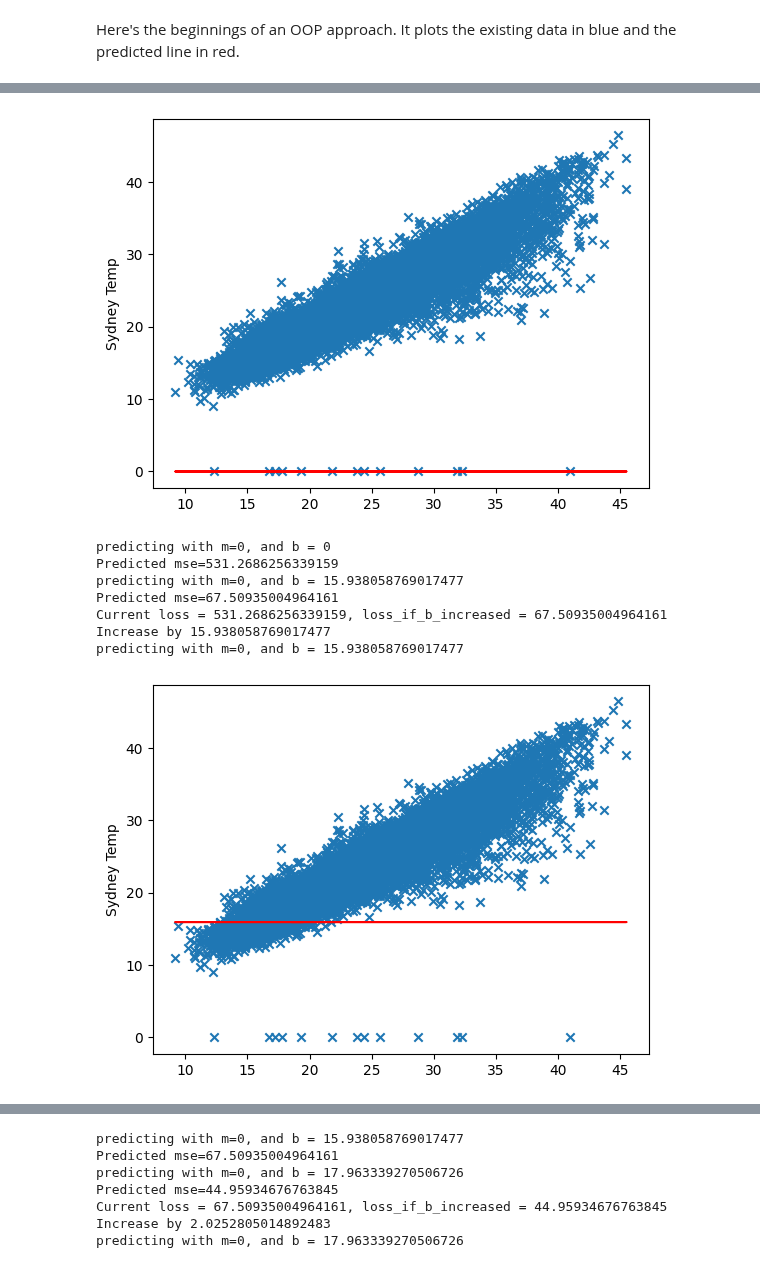
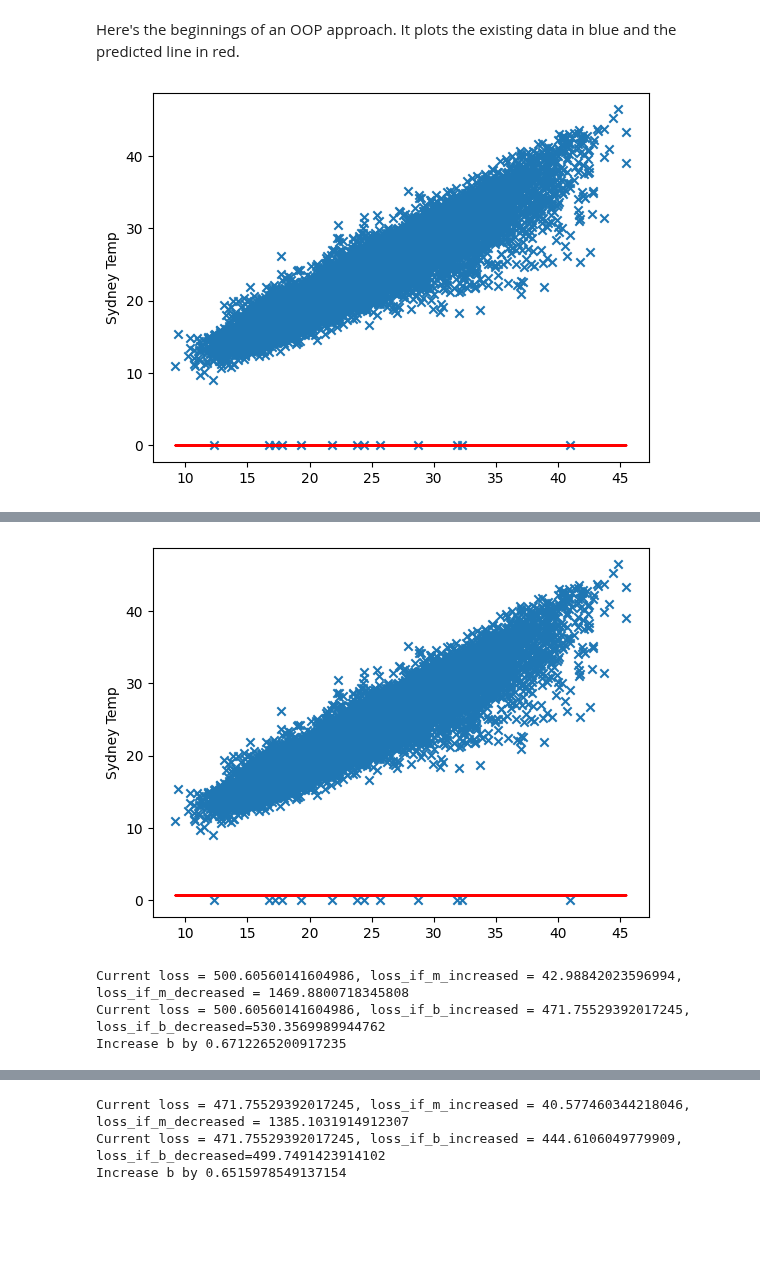
Before and after one commit to AuroraCollege/software-automation-rexhent, a Jupyter notebook: async/async6.ipynb, the cells around one changed output, grey strips where cells are left out. Drawn from its saved outputs; the diff is of its cells as text; code cells hidden in the pictures; blank space fills up the shorter version.

```diff
--- a/async/async6.ipynb
+++ b/async/async6.ipynb
@@ -35,10 +36,12 @@ Here's the beginnings of an OOP approach. It plots the existing data in blue and
 class Model():
     def __init__(self, data):
         self.dataset = data
+        # self.m = 0.9
+        # self.b = 0.5
         self.m = 0
         self.b = 0
         self.learning_rate = .03
-        self.cycles = 5
+        self.cycles = 100
 
     def plot(self):
         predictions = self.predict()
@@ -52,7 +55,7 @@ class Model():
             m = self.m
         if not b:
             b = self.b
-        print(f'predicting with m={m}, and b = {b}')
+        # print(f'predicting with m={m}, and b = {b}')
         predictions = [x * m + b for x in dataset['MaxTempNewcastleAirport']]
         return predictions
 
@@ -65,23 +68,41 @@ class Model():
         loss = self.dataset['MaxTempSydneyAirport'] - predictions
         loss_squared = loss * loss
         mse = loss_squared.mean()
-        print(f'Predicted mse={mse}')
+        # print(f'Predicted mse={mse}')
         return mse
 
     def decide_on_change_in_b(self):
         current_loss = self.loss()
-        delta = current_loss * self.learning_rate
+        delta = math.sqrt(current_loss) * self.learning_rate
         loss_if_b_increased = self.loss(b=(self.b + delta))
-        print(f'Current loss = {current_loss}, loss_if_b_increased = {loss_if_b_increased}')
+        loss_if_b_decreased = self.loss(b=(self.b - delta))
+
+        print(f'Current loss = {current_loss}, loss_if_b_increased = {loss_if_b_increased}, loss_if_b_decreased={loss_if_b_decreased}')
 
         if loss_if_b_increased < current_loss:
-            print(f'Increase by {delta}')
+            print(f'Increase b by {delta}')
+            return delta
+        elif loss_if_b_decreased < current_loss:
+            print(f'decrease b by {delta}')
             return delta
         else:
             return 0
 
+
     def decide_on_change_in_m(self):
-        return 0
+        current_loss = self.loss()
+        delta = math.sqrt(current_loss) * self.learning_rate
+        loss_if_m_increased = self.loss(m=(self.m + delta))
+        loss_if_m_decreased = self.loss(m=(self.m - delta))
+        print(f'Current loss = {current_loss}, loss_if_m_increased = {loss_if_m_increased}, loss_if_m_decreased = {loss_if_m_decreased}')
+        if loss_if_m_increased < current_loss:
+            print(f'Increase by m {delta}')
+            return delta
+        elif loss_if_m_decreased < current_loss:
+            print(f'decrease by m {delta}')
+            return - delta
+        else:
+            return 0
 
 
     def train(self):
@@ -93,3 +114,4 @@ class Model():
 model = Model(dataset)
 model.train()
 # %% [output]
+[figure]
@@ -97,9 +121,4 @@ predicting with m=0, and b = 0
-[figure]
+[figure, new version]
-predicting with m=0, and b = 0
-Predicted mse=531.2686256339159
-predicting with m=0, and b = 15.938058769017477
-Predicted mse=67.50935004964161
-Current loss = 531.2686256339159, loss_if_b_increased = 67.50935004964161
-Increase by 15.938058769017477
-predicting with m=0, and b = 15.938058769017477
+Current loss = 500.60560141604986, loss_if_m_increased = 42.98842023596994, loss_if_m_decreased = 1469.8800718345808
+Current loss = 500.60560141604986, loss_if_b_increased = 471.75529392017245, loss_if_b_decreased=530.3569989944762
+Increase b by 0.6712265200917235
-[figure, old version]
@@ -106,7 +126,3 @@ predicting with m=0, and b = 15.938058769017477
-predicting with m=0, and b = 15.938058769017477
-Predicted mse=67.50935004964161
-predicting with m=0, and b = 17.963339270506726
-Predicted mse=44.95934676763845
-Current loss = 67.50935004964161, loss_if_b_increased = 44.95934676763845
-Increase by 2.0252805014892483
-predicting with m=0, and b = 17.963339270506726
+Current loss = 471.75529392017245, loss_if_m_increased = 40.577460344218046, loss_if_m_decreased = 1385.1031914912307
+Current loss = 471.75529392017245, loss_if_b_increased = 444.6106049779909, loss_if_b_decreased=499.7491423914102
+Increase b by 0.6515978549137154
```
Also changed, not shown: parts of 2 cells of this notebook, 8 other files.
